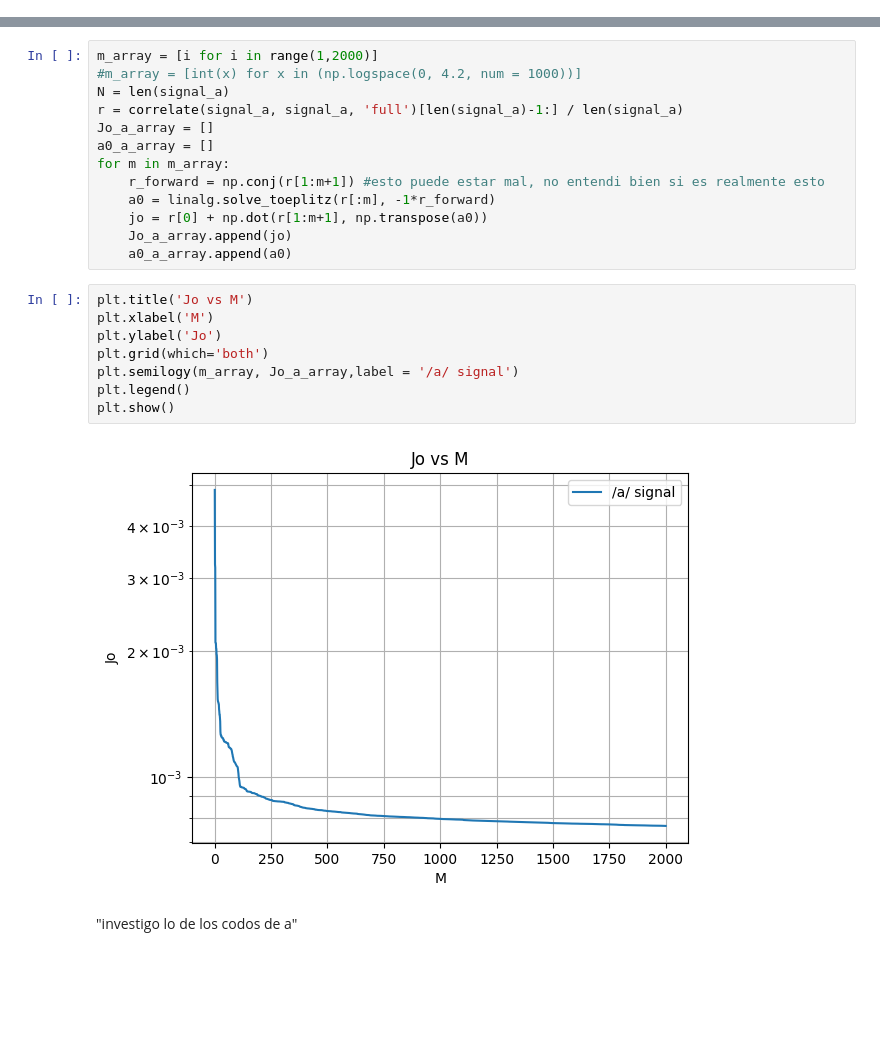
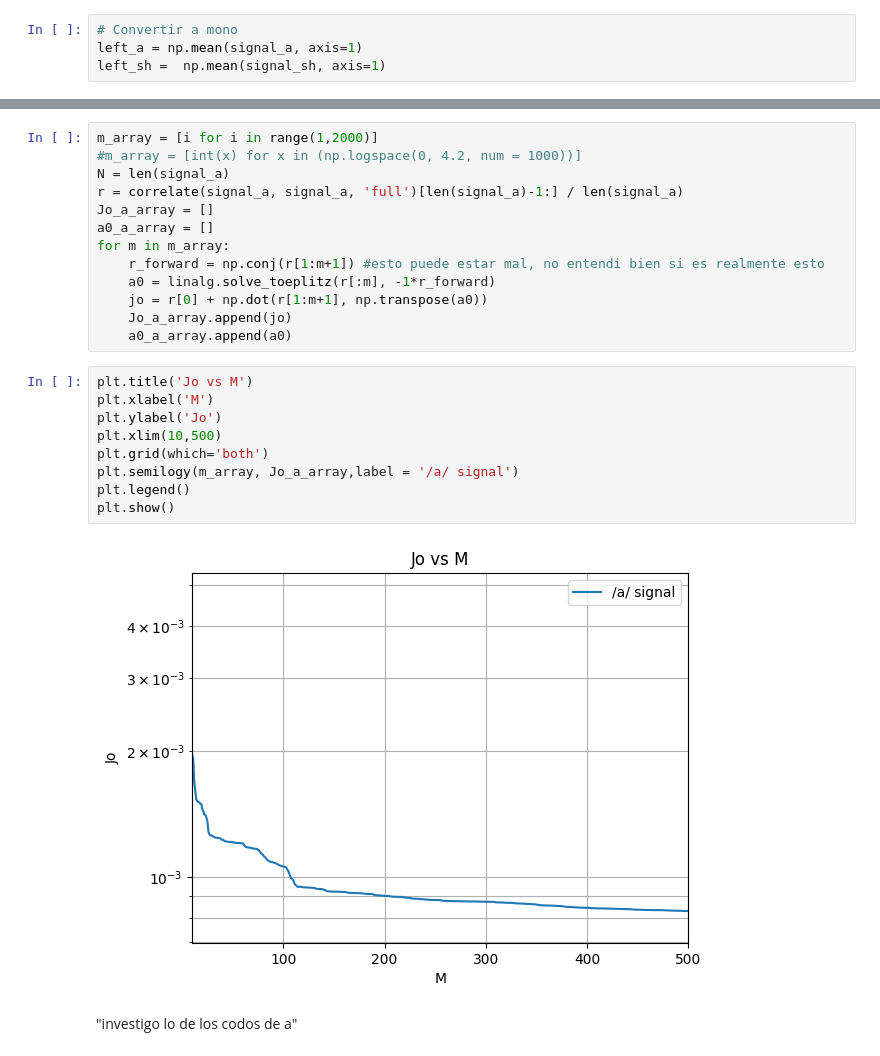
Before and after one commit to JBatRey/Procesamiento-Adaptativo-de-Se-ales-Aleatorias, a Jupyter notebook: pasatp3_acheck.ipynb, the cells around one changed output, grey strips where cells are left out. Saved outputs shown, nothing was run; the diff lists cells and outputs as text; blank space fills up the shorter version.

```diff
--- a/pasatp3_acheck.ipynb
+++ b/pasatp3_acheck.ipynb
@@ -92 +103,5 @@ signal_sh = signal_sh / np.abs(np.argmax(signal_sh))
+# %%
+# Convertir a mono
+left_a = np.mean(signal_a, axis=1)
+left_sh =  np.mean(signal_sh, axis=1)
 # %%
@@ -162,13 +167,14 @@ for m in m_array:
 # %%
 plt.title('Jo vs M')
 plt.xlabel('M')
 plt.ylabel('Jo')
+plt.xlim(10,500)
 plt.grid(which='both')
 plt.semilogy(m_array, Jo_a_array,label = '/a/ signal')
 plt.legend()
 plt.show()
 # %% [output]
-[figure, old version]
+[figure, new version]
 # %% [markdown]
 "investigo lo de los codos de a"
 # %%
```
Also changed, not shown: parts of 3 cells of this notebook.
